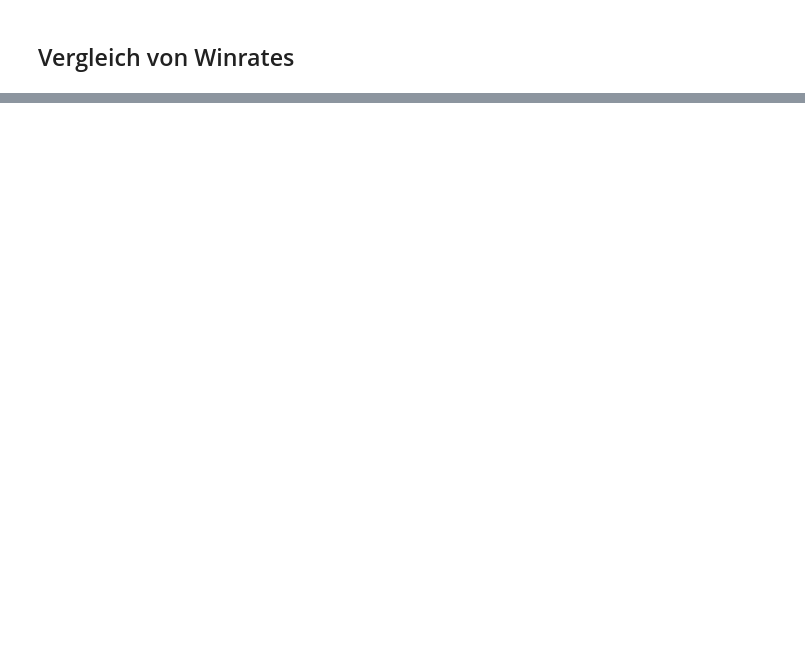
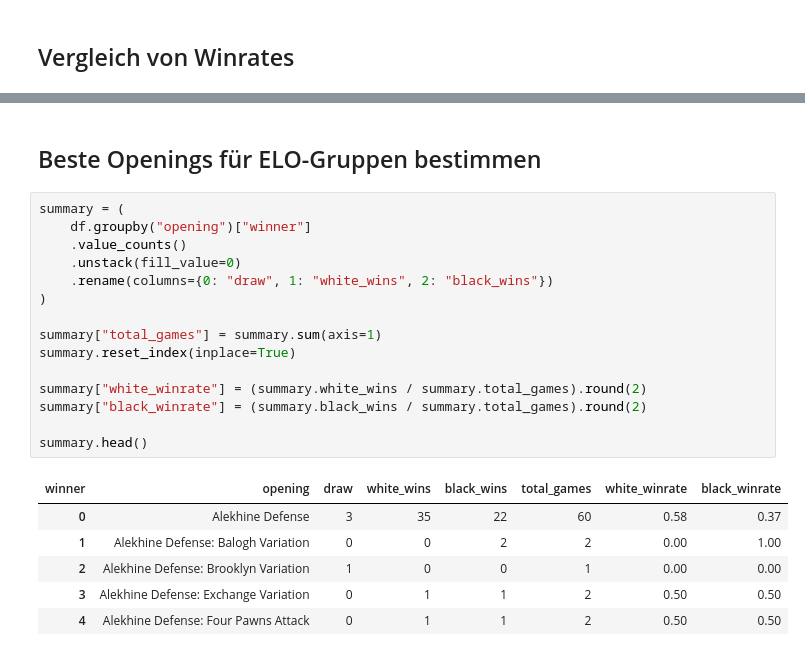
Before and after one commit to croco22/chess, a Jupyter notebook: explore.ipynb, the cells around one changed output, grey strips where cells are left out. Drawn from its saved outputs; the diff is of its cells as text; blank space fills up the shorter version.

```diff
--- a/explore.ipynb
+++ b/explore.ipynb
@@ -95,0 +82,24 @@ counts.head()
+# %% [markdown]
+## Beste Openings für ELO-Gruppen bestimmen
+# %%
+summary = (
+    df.groupby("opening")["winner"]
+    .value_counts()
+    .unstack(fill_value=0)
+    .rename(columns={0: "draw", 1: "white_wins", 2: "black_wins"})
+)
+
+summary["total_games"] = summary.sum(axis=1)
+summary.reset_index(inplace=True)
+
+summary["white_winrate"] = (summary.white_wins / summary.total_games).round(2)
+summary["black_winrate"] = (summary.black_wins / summary.total_games).round(2)
+
+summary.head()
+# %% [output]
+| winner | opening | draw | white_wins | black_wins | total_games | white_winrate | black_winrate |
+| 0 | Alekhine Defense | 3 | 35 | 22 | 60 | 0.58 | 0.37 |
+| 1 | Alekhine Defense: Balogh Variation | 0 | 0 | 2 | 2 | 0.00 | 1.00 |
+| 2 | Alekhine Defense: Brooklyn Variation | 1 | 0 | 0 | 1 | 0.00 | 0.00 |
+| 3 | Alekhine Defense: Exchange Variation | 0 | 1 | 1 | 2 | 0.50 | 0.50 |
+| 4 | Alekhine Defense: Four Pawns Attack | 0 | 1 | 1 | 2 | 0.50 | 0.50 |
```
Also changed, not shown: parts of 11 cells of this notebook, 2 other files.
